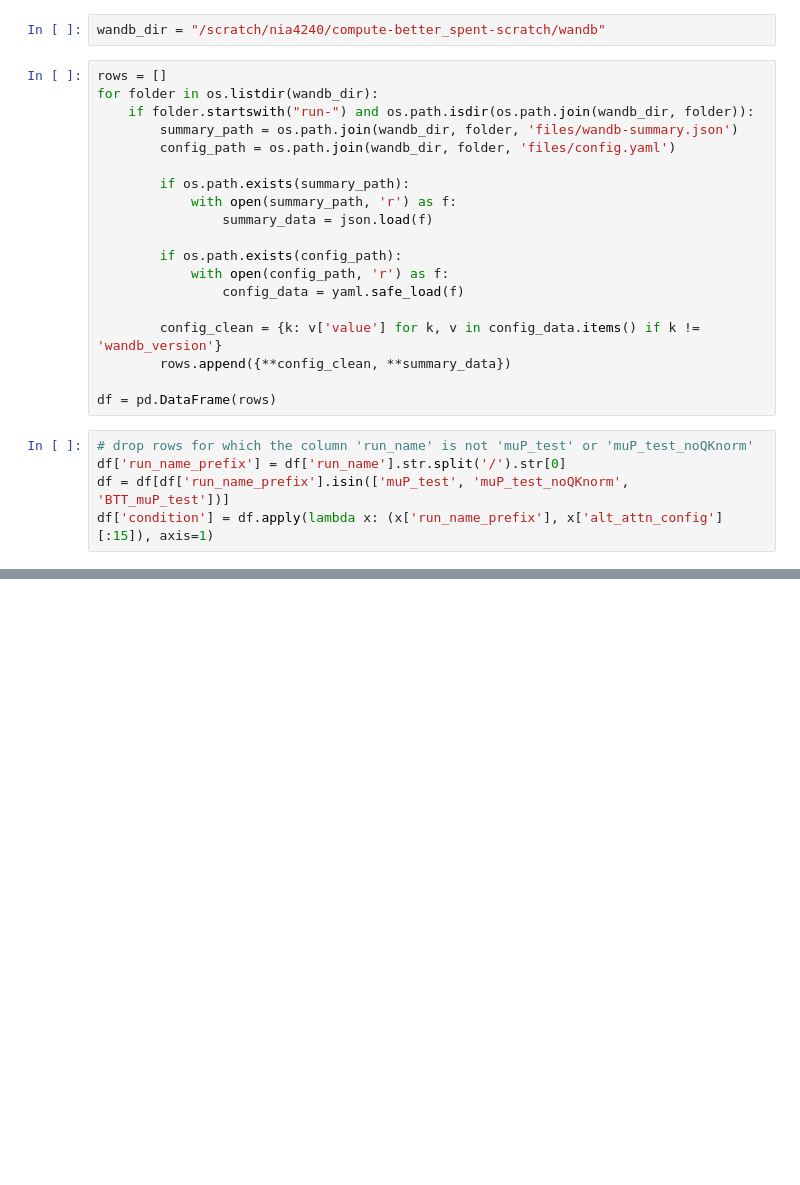
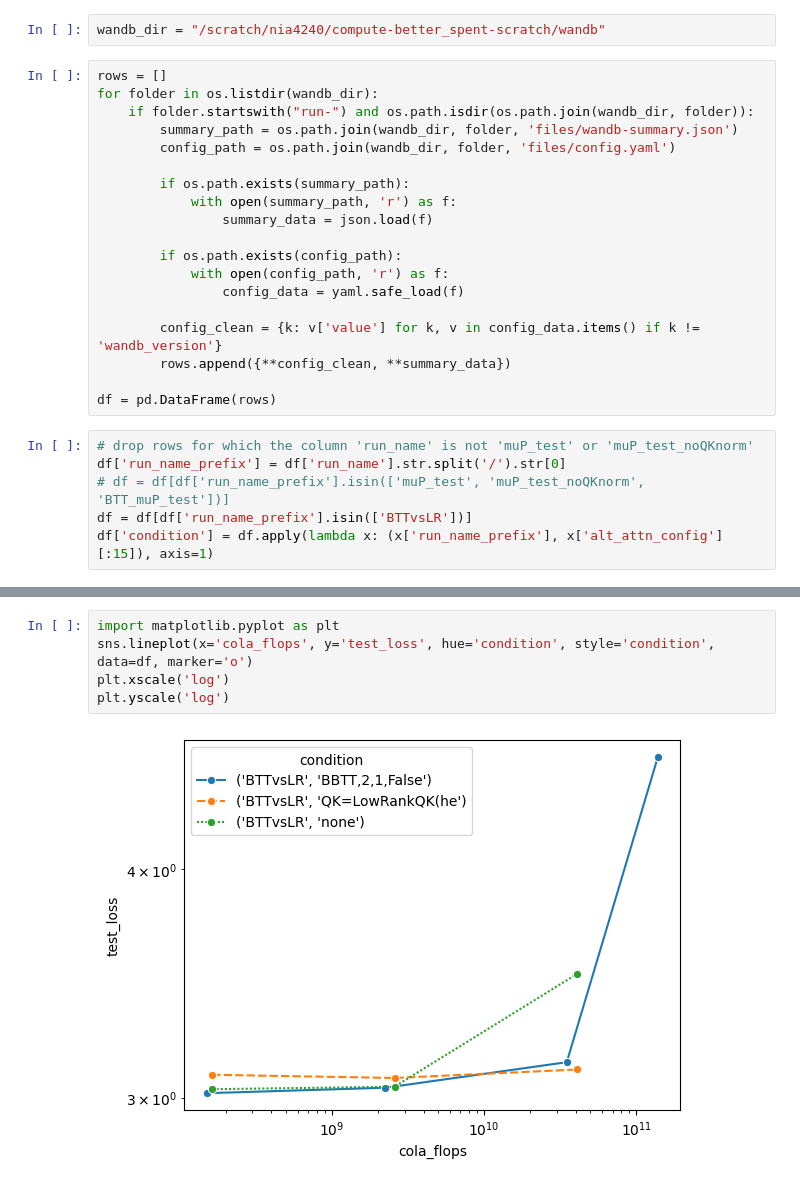
Before and after one commit to NoahAmsel/compute-better-spent, a Jupyter notebook: muP_plot.ipynb, the cells around one changed output, grey strips where cells are left out. Cells and saved outputs as stored; diff of their text form; blank space fills up the shorter version.

Commit message:
BTTvsLR. missing layernorm

```diff
--- a/muP_plot.ipynb
+++ b/muP_plot.ipynb
@@ -28,6 +28,7 @@ df = pd.DataFrame(rows)
 # %%
 # drop rows for which the column 'run_name' is not 'muP_test' or 'muP_test_noQKnorm'
 df['run_name_prefix'] = df['run_name'].str.split('/').str[0]
-df = df[df['run_name_prefix'].isin(['muP_test', 'muP_test_noQKnorm', 'BTT_muP_test'])]
+# df = df[df['run_name_prefix'].isin(['muP_test', 'muP_test_noQKnorm', 'BTT_muP_test'])]
+df = df[df['run_name_prefix'].isin(['BTTvsLR'])]
 df['condition'] = df.apply(lambda x: (x['run_name_prefix'], x['alt_attn_config'][:15]), axis=1)
 # %%
@@ -36,0 +54,7 @@ sns.lineplot(x='lr', y='test_loss', hue='scale_factor', style='condition', data=
+# %%
+import matplotlib.pyplot as plt
+sns.lineplot(x='cola_flops', y='test_loss', hue='condition', style='condition', data=df, marker='o')
+plt.xscale('log')
+plt.yscale('log')
+# %% [output]
+[figure, added]
```
Also changed, not shown: parts of 2 cells of this notebook, 3 other files.
